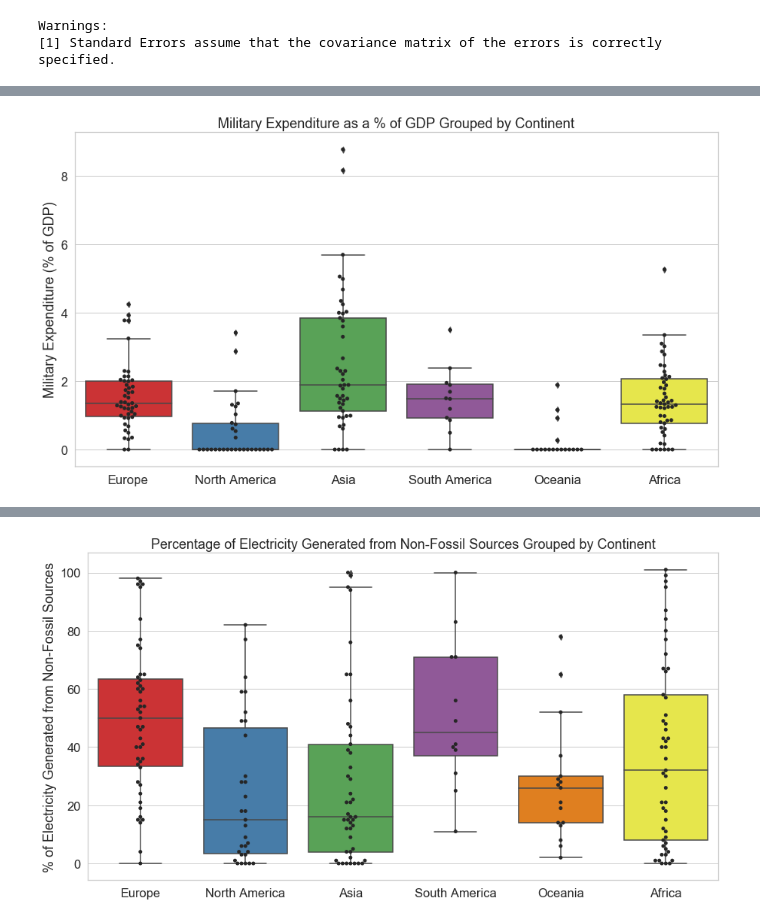
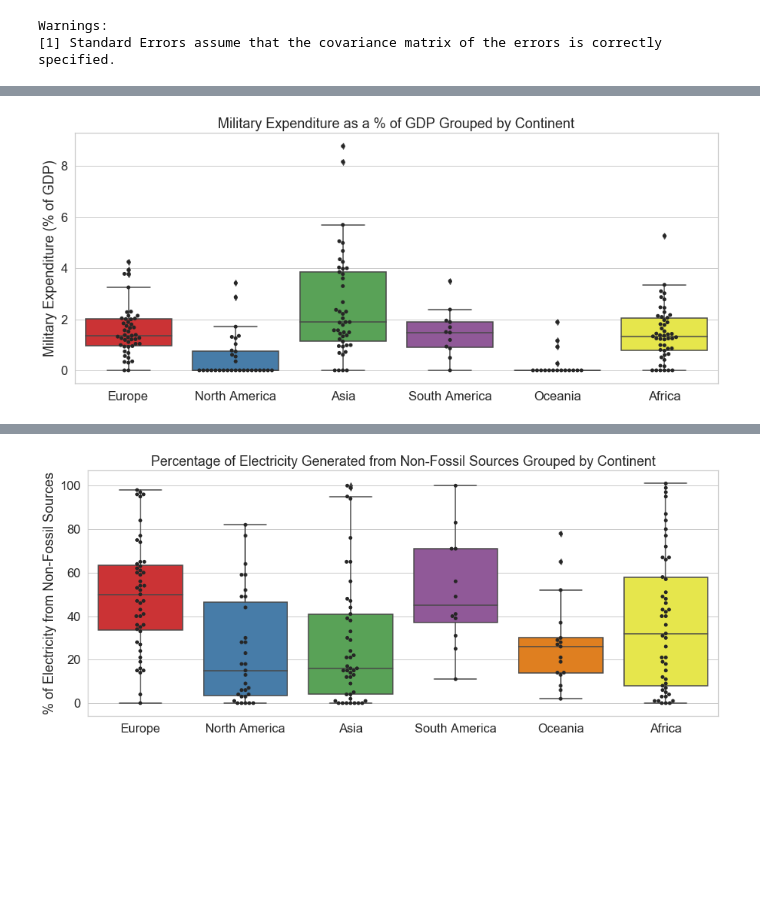
Before and after one commit to Silkways/CIA-Project, a Jupyter notebook: cia_notebook_RM.ipynb, the cells around one changed output, grey strips where cells are left out. Cells and saved outputs as stored; diff of their text form; code cells hidden in the pictures; blank space fills up the shorter version.

```diff
--- a/cia_notebook_RM.ipynb
+++ b/cia_notebook_RM.ipynb
@@ -738,19 +733,19 @@ plt.show()
 # %%
-plt.figure(figsize=(15,8))
+plt.figure(figsize=(15,6))
 sns.set(font_scale=1.5)
 sns.set_palette("Set1")
 sns.set_style("whitegrid")
 sns.boxplot(x='continent_name',y='mili_exp_%_gdp',data=final_df)
 sns.swarmplot(x='continent_name',y='mili_exp_%_gdp',data=final_df, color=".15")
 plt.xlabel("")
 plt.ylabel("Military Expenditure (% of GDP)")
 plt.title("Military Expenditure as a % of GDP Grouped by Continent")
 
 file_path = "/Users/ravimalde/dsc-files/student/Projects/CIA_Project/"
 plt.savefig(file_path + "military.png")
 plt.show()
 # %% [output]
-[figure, old version]
+[figure, new version]
 # %%
 final_df.head()
 # %% [output]
@@ -762,7 +757,7 @@ final_df.head()
 | 26 | South America | Brazil | 8,515,770.00 | 2,956,000.00 | 122,841,218.00 | 64.00 | ... |
 5 rows × 21 columns
 # %%
-plt.figure(figsize=(15,8))
+plt.figure(figsize=(15,6))
 sns.set(font_scale=1.5)
 sns.set_palette("Set1")
 sns.set_style("whitegrid")
@@ -771,12 +766,12 @@ sns.set_style("whitegrid")
 sns.boxplot(x='continent_name',y='renewable_electricity',data=final_df)
 sns.swarmplot(x='continent_name',y='renewable_electricity',data=final_df, color=".15")
 plt.xlabel("")
-plt.ylabel("% of Electricity Generated from Non-Fossil Sources")
+plt.ylabel("% of Electricity from Non-Fossil Sources")
 plt.title("Percentage of Electricity Generated from Non-Fossil Sources Grouped by Continent")
 
 file_path = "/Users/ravimalde/dsc-files/student/Projects/CIA_project/"
 plt.savefig(file_path + "renewables.png")
 plt.show()
 # %% [output]
-[figure, old version]
+[figure, new version]
 # %%
```
Also changed, not shown: parts of 4 cells of this notebook, 5 other files.
